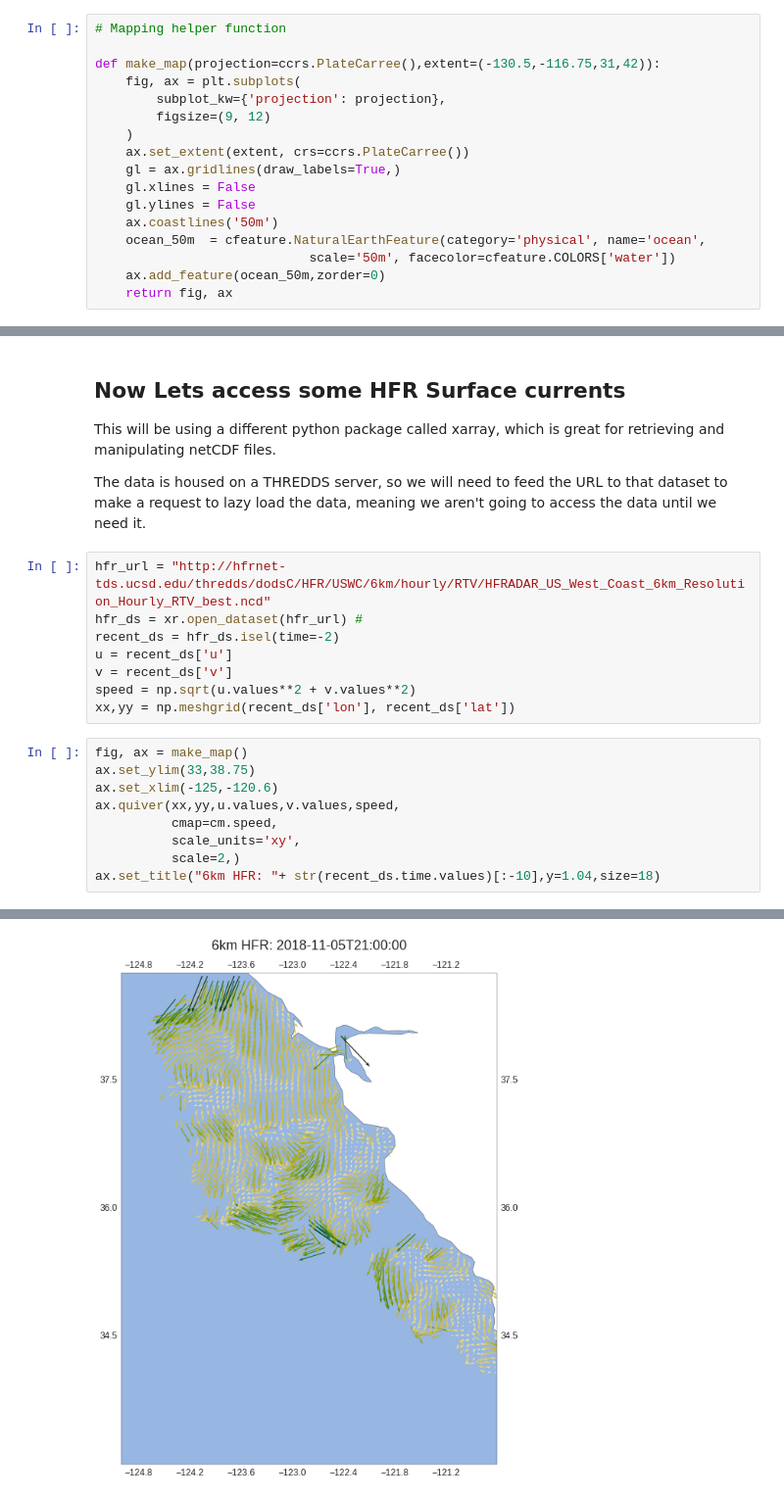
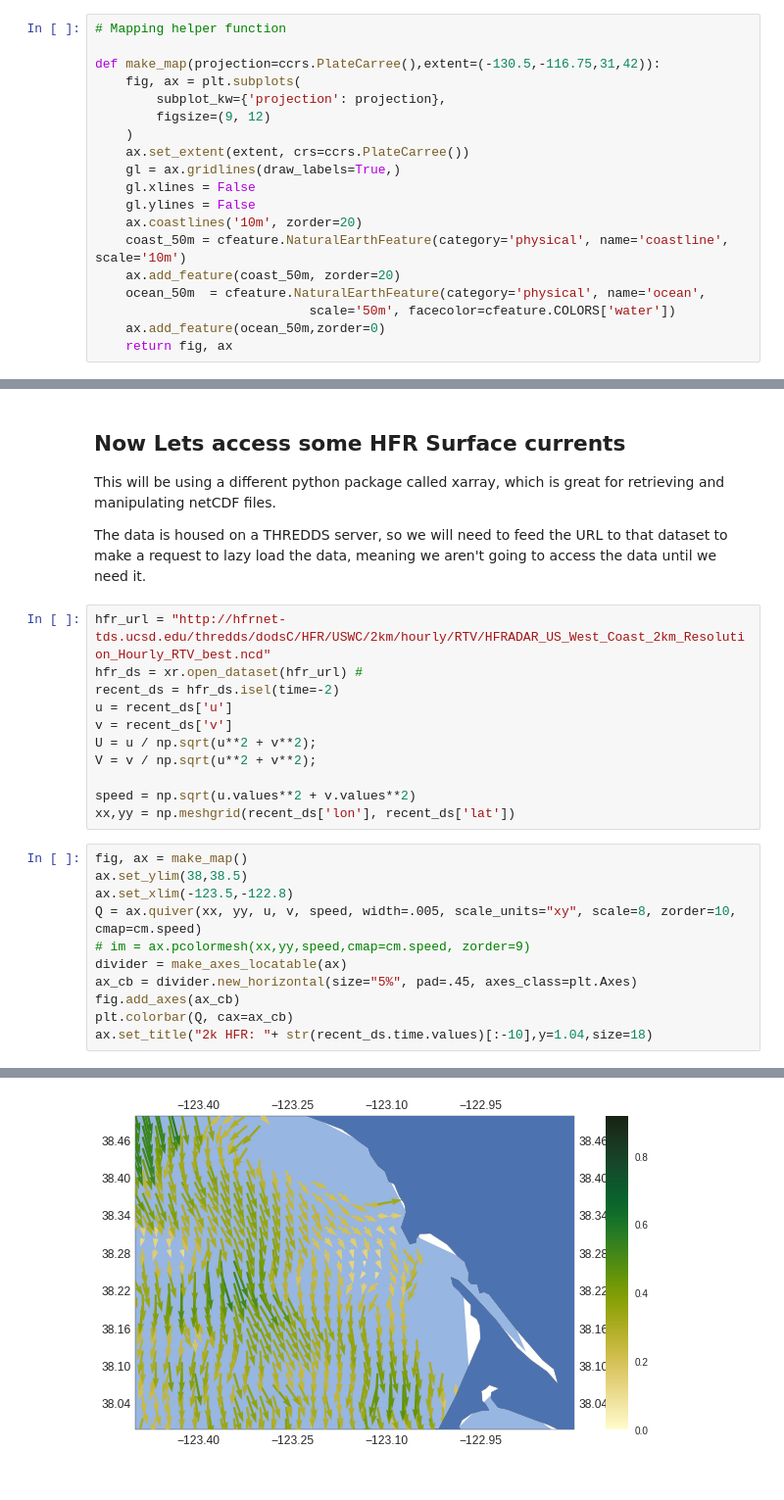
Before and after one commit to CeNCOOS/shoreERDDAP, a Jupyter notebook: CeNCOOS_erddap_example.ipynb, the cells around one changed output, grey strips where cells are left out. Shown at 98% size. Drawn from its saved outputs; the diff is of its cells as text.

```diff
--- a/CeNCOOS_erddap_example.ipynb
+++ b/CeNCOOS_erddap_example.ipynb
@@ -54,7 +56,9 @@ def make_map(projection=ccrs.PlateCarree(),extent=(-130.5,-116.75,31,42)):
     gl = ax.gridlines(draw_labels=True,)
     gl.xlines = False
     gl.ylines = False
-    ax.coastlines('50m')
+    ax.coastlines('10m', zorder=20)
+    coast_50m = cfeature.NaturalEarthFeature(category='physical', name='coastline', scale='10m')
+    ax.add_feature(coast_50m, zorder=20)
     ocean_50m  = cfeature.NaturalEarthFeature(category='physical', name='ocean',
                             scale='50m', facecolor=cfeature.COLORS['water'])
     ax.add_feature(ocean_50m,zorder=0)
@@ -222,20 +230,25 @@ This will be using a different python package called xarray, which is great for
 
 The data is housed on a THREDDS server, so we will need to feed the URL to that dataset to make a request to lazy load the data, meaning we aren't going to access the data until we need it.
 # %%
-hfr_url = "http://hfrnet-tds.ucsd.edu/thredds/dodsC/HFR/USWC/6km/hourly/RTV/HFRADAR_US_West_Coast_6km_Resolution_Hourly_RTV_best.ncd"
+hfr_url = "http://hfrnet-tds.ucsd.edu/thredds/dodsC/HFR/USWC/2km/hourly/RTV/HFRADAR_US_West_Coast_2km_Resolution_Hourly_RTV_best.ncd"
 hfr_ds = xr.open_dataset(hfr_url) #
 recent_ds = hfr_ds.isel(time=-2)
 u = recent_ds['u']
 v = recent_ds['v']
+U = u / np.sqrt(u**2 + v**2);
+V = v / np.sqrt(u**2 + v**2);
+
 speed = np.sqrt(u.values**2 + v.values**2)
 xx,yy = np.meshgrid(recent_ds['lon'], recent_ds['lat'])
 # %%
 fig, ax = make_map()
-ax.set_ylim(33,38.75)
-ax.set_xlim(-125,-120.6)
-ax.quiver(xx,yy,u.values,v.values,speed,
-          cmap=cm.speed,
-          scale_units='xy',
-          scale=2,)
-ax.set_title("6km HFR: "+ str(recent_ds.time.values)[:-10],y=1.04,size=18)
+ax.set_ylim(38,38.5)
+ax.set_xlim(-123.5,-122.8)
+Q = ax.quiver(xx, yy, u, v, speed, width=.005, scale_units="xy", scale=8, zorder=10, cmap=cm.speed)
+# im = ax.pcolormesh(xx,yy,speed,cmap=cm.speed, zorder=9)
+divider = make_axes_locatable(ax)
+ax_cb = divider.new_horizontal(size="5%", pad=.45, axes_class=plt.Axes)
+fig.add_axes(ax_cb)
+plt.colorbar(Q, cax=ax_cb)
+ax.set_title("2k HFR: "+ str(recent_ds.time.values)[:-10],y=1.04,size=18)
 # %% [output]
@@ -243 +256 @@ Text(0.5,1.04,'6km HFR: 2018-11-05T21:00:00')
-[figure, old version]
+[figure, new version]
```
Also changed, not shown: parts of 10 cells of this notebook.
